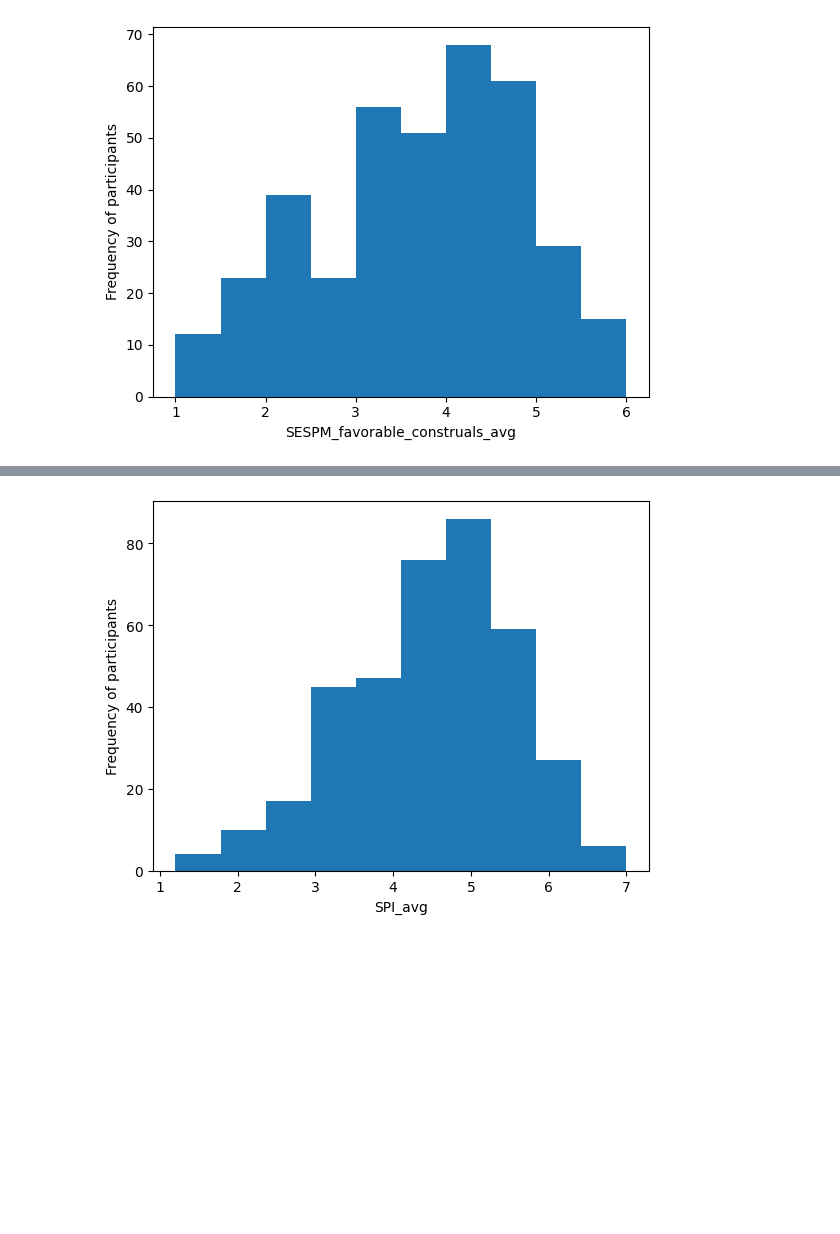
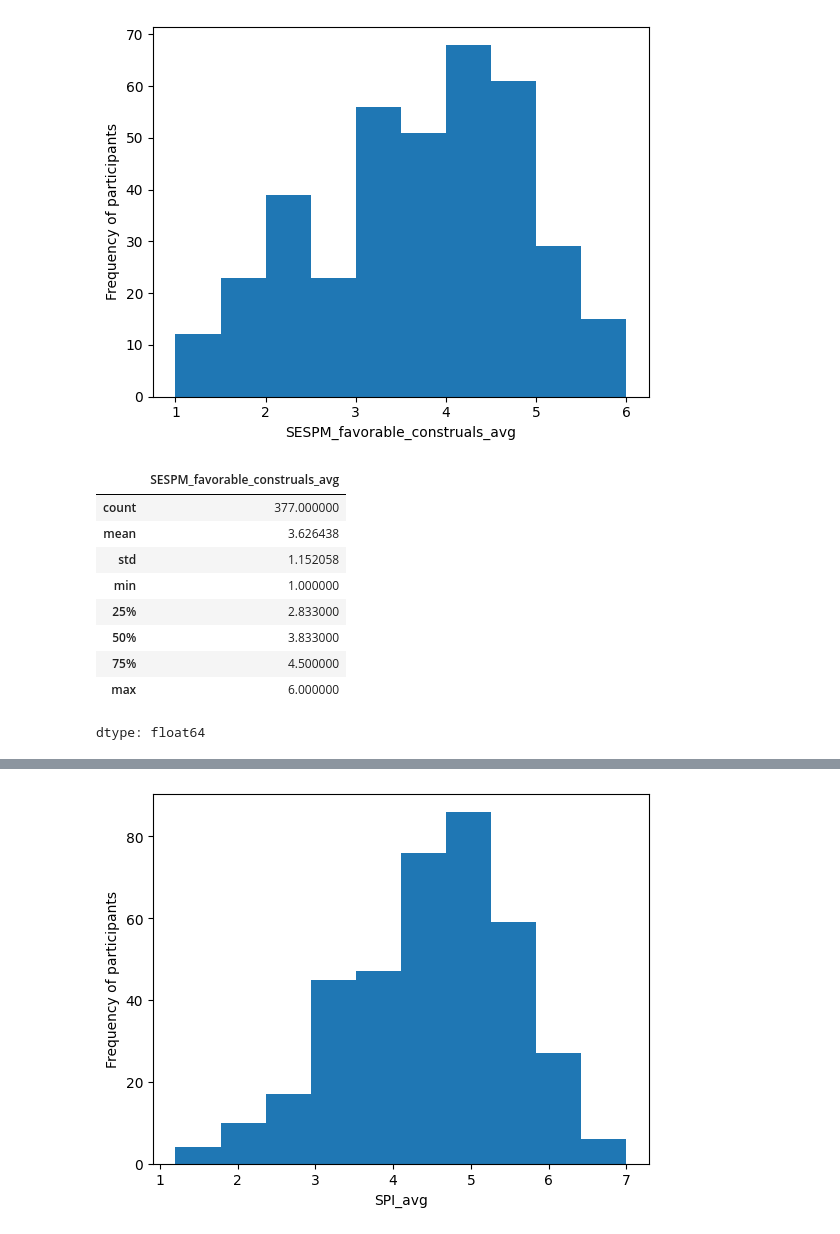
Before and after one commit to ivavuko/ivasphd, a Jupyter notebook: Amplified_and_attenuated_dictionary_implementation.ipynb, the cells around one changed output, grey strips where cells are left out. Drawn from its saved outputs; the diff is of its cells as text; code cells hidden in the pictures; blank space fills up the shorter version.

```diff
--- a/Amplified_and_attenuated_dictionary_implementation.ipynb
+++ b/Amplified_and_attenuated_dictionary_implementation.ipynb
@@ -732,3 +744,16 @@ plt.xlabel("SESPM_favorable_construals_avg")
 plt.show()
 # %% [output]
 [figure]
+# %%
+SESPM_favorable_construals_avg.describe()
+# %% [output]
+|  | SESPM_favorable_construals_avg |
+| count | 377.000000 |
+| mean | 3.626438 |
+| std | 1.152058 |
+| min | 1.000000 |
+| 25% | 2.833000 |
+| 50% | 3.833000 |
+| 75% | 4.500000 |
+| max | 6.000000 |
+dtype: float64
```
Also changed, not shown: parts of 22 cells of this notebook.
